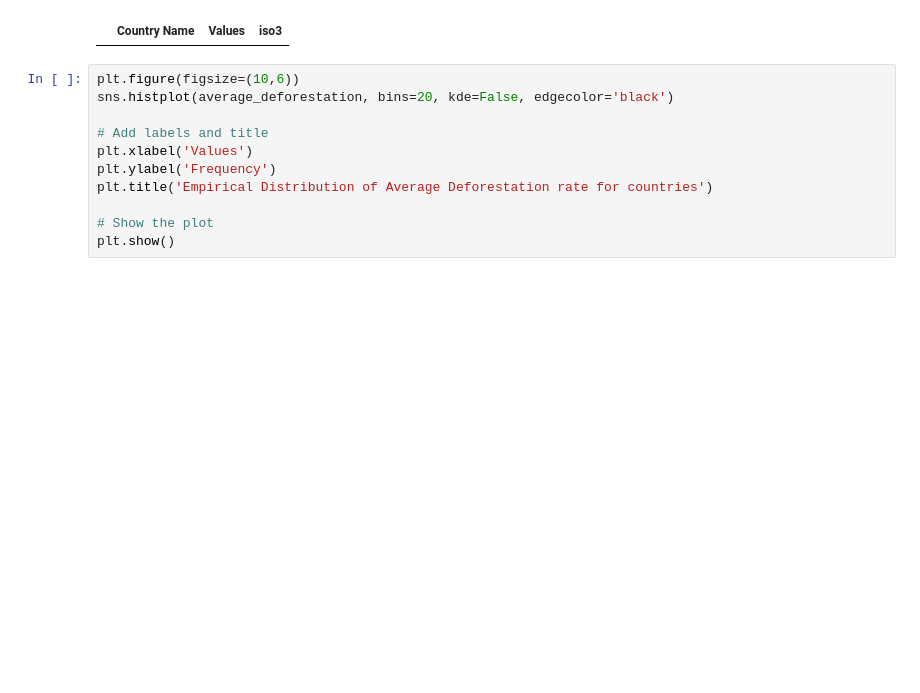
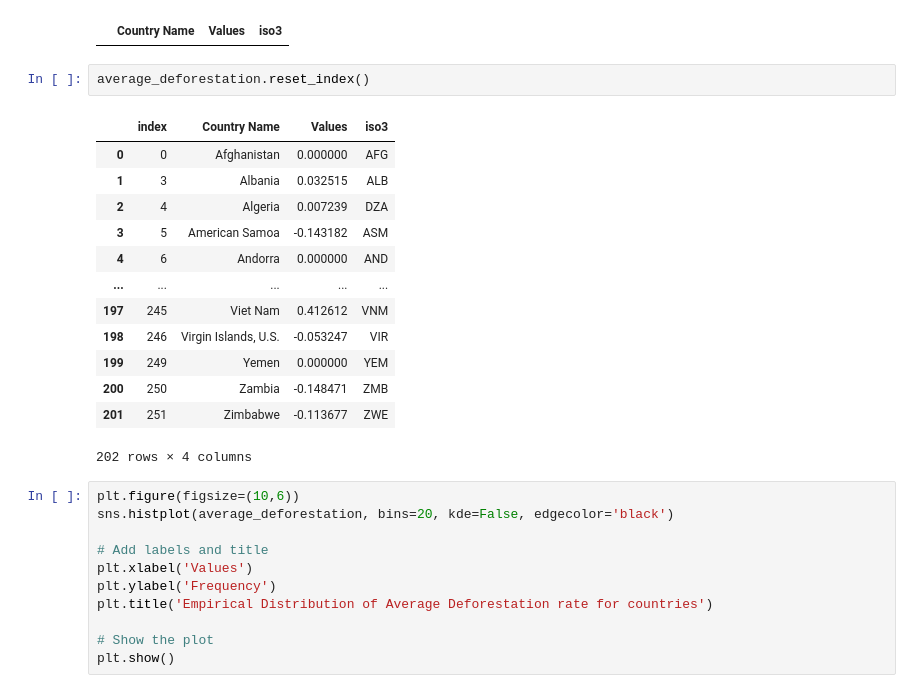
Before and after one commit to ZeliaDec/DataScience, a Jupyter notebook: analysis.ipynb, the cells around one changed output. Saved outputs shown, nothing was run; the diff lists cells and outputs as text; blank space fills up the shorter version.

```diff
--- a/analysis.ipynb
+++ b/analysis.ipynb
@@ -402,6 +402,22 @@ See the caveats in the documentation: https://pandas.pydata.org/pandas-docs/stab
 average_deforestation[average_deforestation['iso3'].isnull()]
 # %% [output]
 |  | Country Name | Values | iso3 |
+# %%
+average_deforestation.reset_index()
+# %% [output]
+|  | index | Country Name | Values | iso3 |
+| 0 | 0 | Afghanistan | 0.000000 | AFG |
+| 1 | 3 | Albania | 0.032515 | ALB |
+| 2 | 4 | Algeria | 0.007239 | DZA |
+| 3 | 5 | American Samoa | -0.143182 | ASM |
+| 4 | 6 | Andorra | 0.000000 | AND |
+| ... | ... | ... | ... | ... |
+| 197 | 245 | Viet Nam | 0.412612 | VNM |
+| 198 | 246 | Virgin Islands, U.S. | -0.053247 | VIR |
+| 199 | 249 | Yemen | 0.000000 | YEM |
+| 200 | 250 | Zambia | -0.148471 | ZMB |
+| 201 | 251 | Zimbabwe | -0.113677 | ZWE |
+202 rows × 4 columns
 # %%
 plt.figure(figsize=(10,6))
 sns.histplot(average_deforestation, bins=20, kde=False, edgecolor='black')
```
Also changed, not shown: parts of 12 cells of this notebook.
